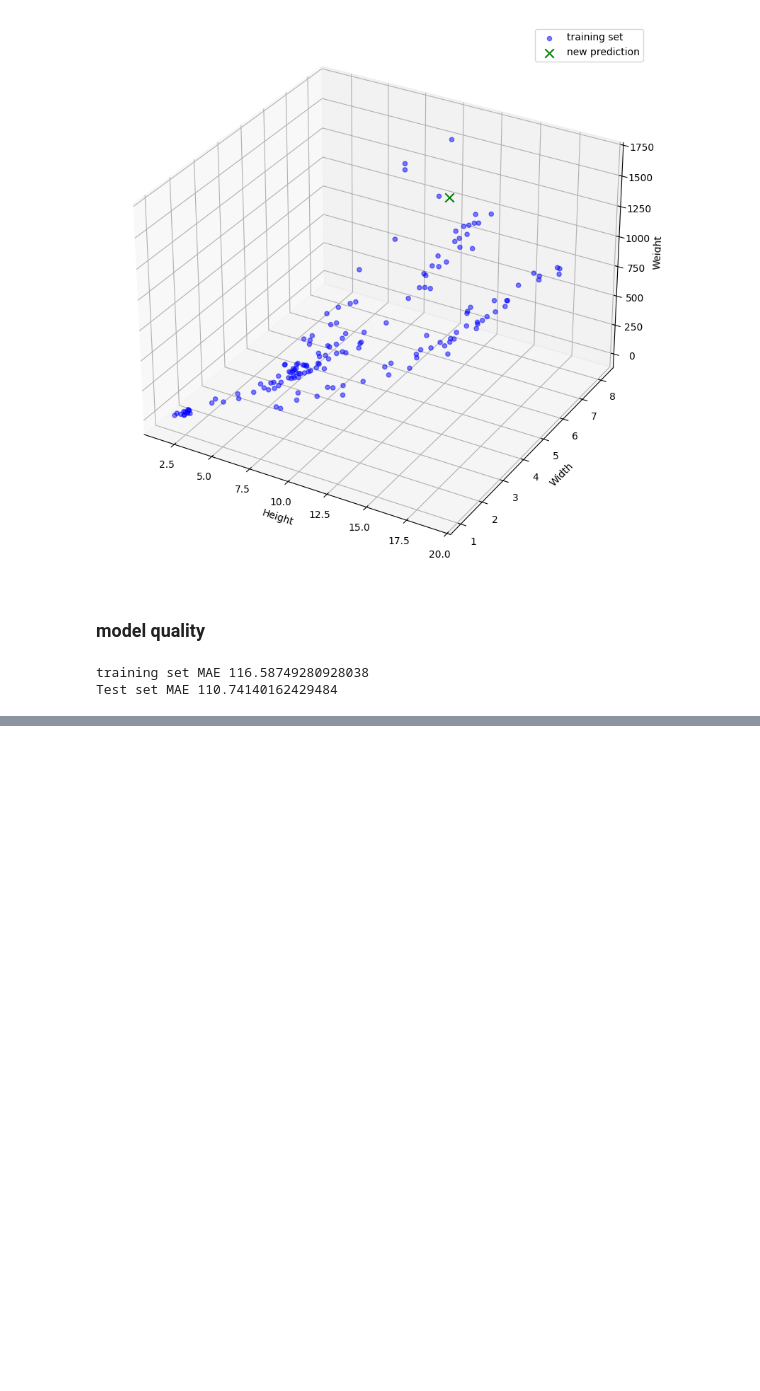
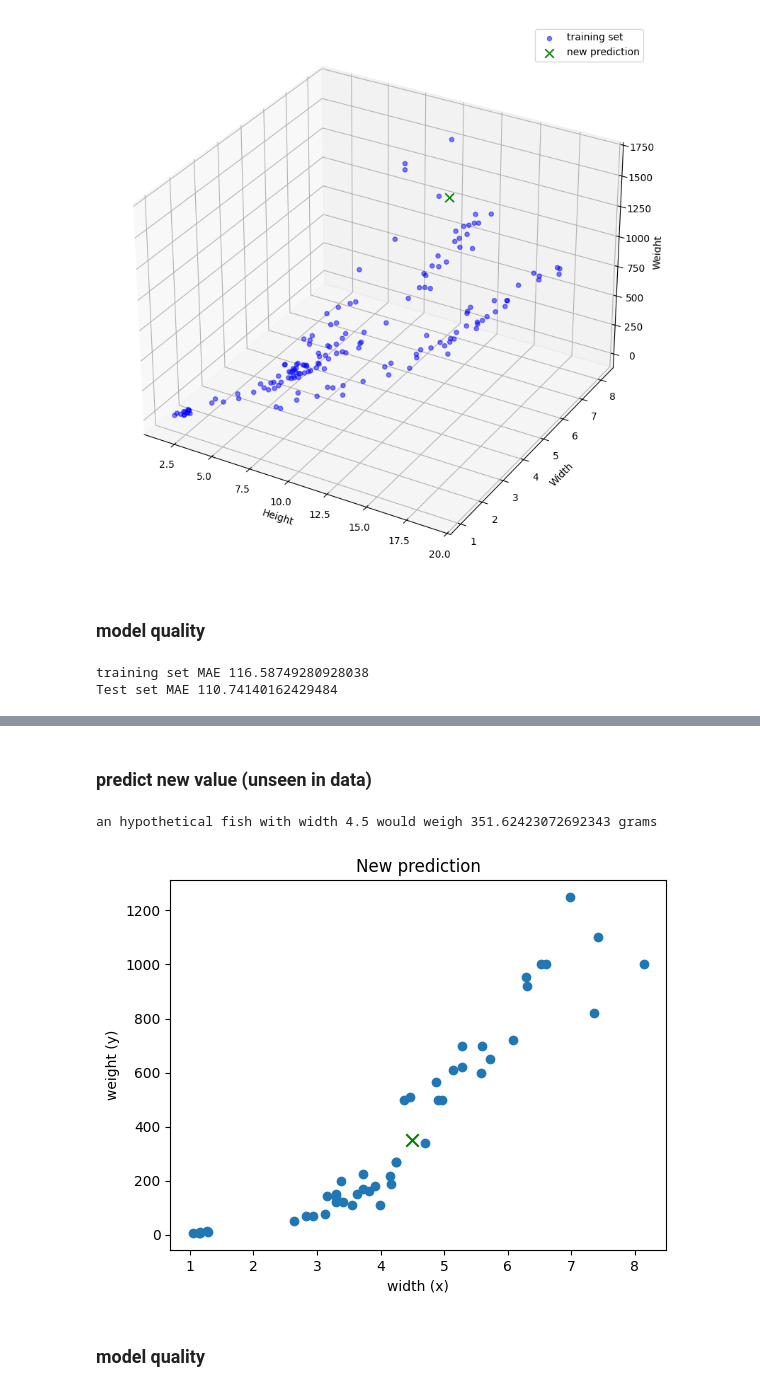
Before and after one commit to socraticDevBlog/sandboxes, a Jupyter notebook: machine_learning_python/ml_algorithms.ipynb, the cells around one changed output, grey strips where cells are left out. Saved outputs shown, nothing was run; the diff lists cells and outputs as text; code cells hidden in the pictures; blank space fills up the shorter version.

```diff
--- a/machine_learning_python/ml_algorithms.ipynb
+++ b/machine_learning_python/ml_algorithms.ipynb
@@ -129,0 +182,18 @@ Test set MAE 110.74140162429484
+# %% [markdown]
+### predict new value (unseen in data)
+# %%
+y_pred_new = model.predict([[4.5]])
+
+plt.title("New prediction")
+plt.xlabel("width (x)")
+plt.ylabel("weight (y)")
+
+plt.scatter(x_test, y_test)
+plt.scatter(4.5, y_pred_new, c='green', marker='x', s=80)
+
+print(f"an hypothetical fish with width 4.5 would weigh {y_pred_new[0][0]} grams")
+# %% [output]
+an hypothetical fish with width 4.5 would weigh 351.62423072692343 grams
+[figure, added]
+# %% [markdown]
+### model quality
```
Also changed, not shown: parts of 5 cells of this notebook.
